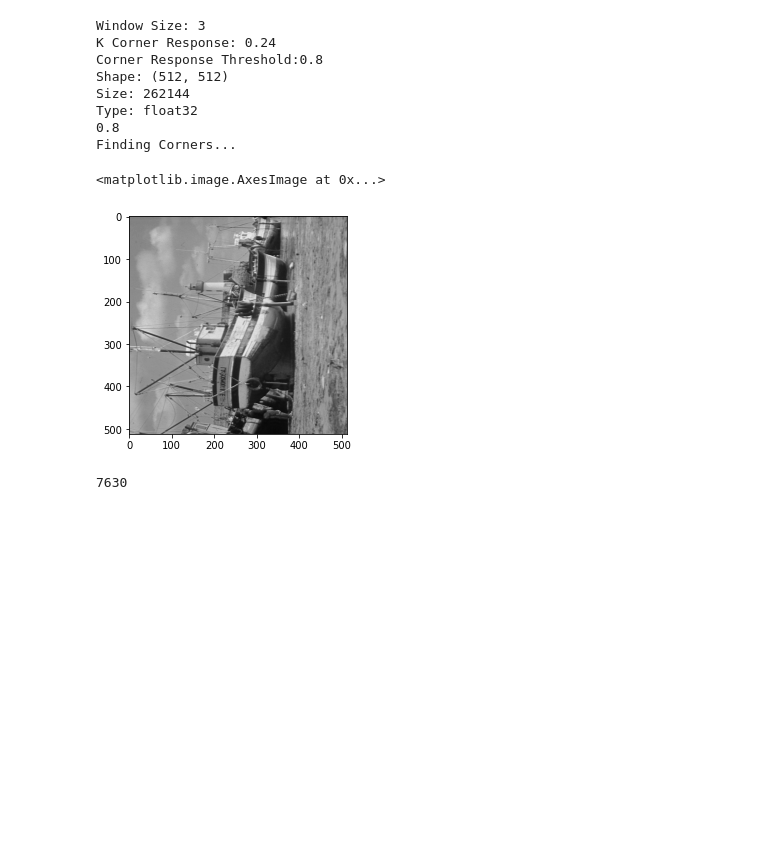
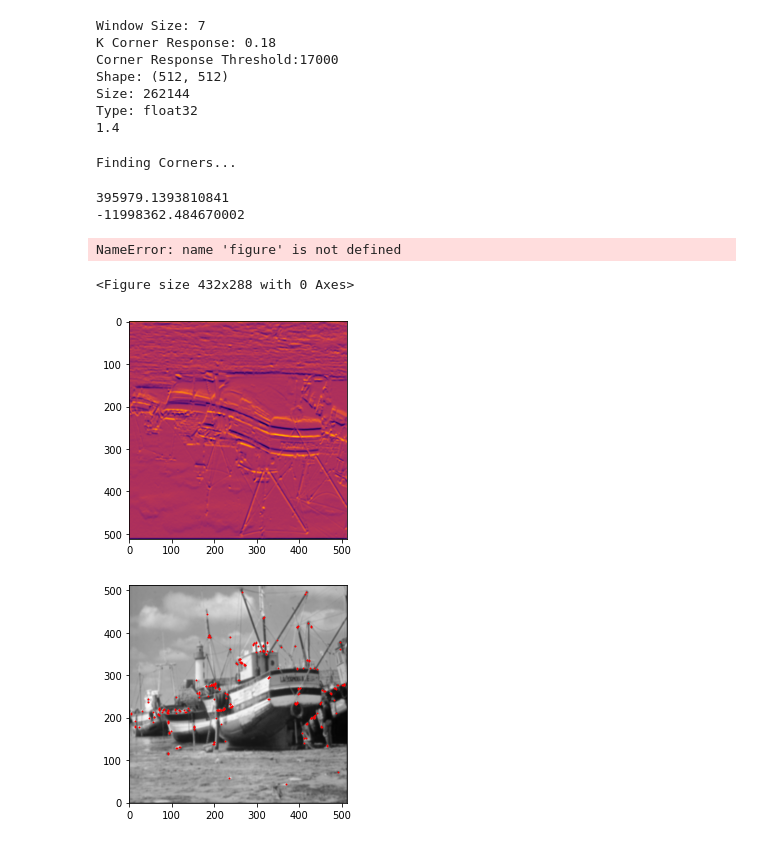
Before and after one commit to soham2109/CS-663-Assignments, a Jupyter notebook: assignment-3-segmentation/1/code/Untitled.ipynb, the cells around one changed output. Saved outputs shown, nothing was run; the diff lists cells and outputs as text; code cells hidden in the pictures; blank space fills up the shorter version.

```diff
--- a/assignment-3-segmentation/1/code/Untitled.ipynb
+++ b/assignment-3-segmentation/1/code/Untitled.ipynb
@@ -163,59 +183,48 @@ def findCorners(img, window_size_blur, sigma_weights, k, thresh):
 # %%
 import matplotlib.pyplot as plt
 
-window_size = 3
-k = 0.24
-thresh = 0.8
-sigma_weights = 3.5
-
-#print("Image Name: " + str(img_name[0]))
+window_size = 7
+k = 0.18
+thresh = 17000
+sigma_weights = 0.75
 print("Window Size: " + str(window_size))
 print("K Corner Response: " + str(k))
 print("Corner Response Threshold:" + str(thresh))
 
 #img = readImage(img_name[0])
 if img is not None:
-#     if len(img.shape) == 3:
-#         img = cv2.cvtColor(img, cv2.COLOR_RGB2GRAY)
-#     if len(img.shape) == 4:
-#         img = cv2.cvtColor(img, cv2.COLOR_RGBA2GRAY)
     print("Shape: " + str(img.shape))
     print("Size: " + str(img.size))
     print("Type: " + str(img.dtype))
-#     print("Printing Original Image...")
-#     print(img)
-    finalImg, cornerList = findCorners(img, int(window_size),sigma_weights, float(k), int(thresh))
+    plt.figure()
+    finalImg, cornerList ,eigvalues = findCorners(img, int(window_size),sigma_weights, float(k), thresh)
     plt.imshow(finalImg,cmap="gray",origin="lower")
     r,c = finalImg.shape
-    #if finalImg is not None:
-    #    cv2.imwrite("finalimage.png", finalImg)
+    for i in tqdm.tqdm(cornerList):
+        k,j,l = i
+        plt.scatter(k,j,color="r",s=1,marker="*")
+    plt.savefig('Harris.png',cmap='gray',bbox_inches='tight')
 
-    # Write top 100 corners to file
-    cornerList.sort(key=operator.itemgetter(2))
-    for i in cornerList:
-        #k,j = np.unravel_index((i[0],i[1]), finalImg.shape)
-        k,j,l = i
-        plt.scatter(k,j,color="r",s=0.1,marker="*")
-    #print(cornerList)
-    #outfile = open('corners.txt', 'w')
-    #for i in range(100):
-    #    outfile.write(str(cornerList[i][0]) + ' ' + str(cornerList[i][1]) + ' ' + str(cornerList[i][2]) + '\n')
-    #outfile.close()
+    plt.figure()
+    plt.imshow(np.rot90(eigvalues[:,:,0]),cmap='inferno')
+    plt.colorbar()
+    plt.savefig('Eigen_value1.png',cmap='inferno')
+    plt.figure()
+    plt.imshow(np.rot90(eigvalues[:,:,1]),cmap='inferno')
+    plt.colorbar()
+    plt.savefig('Eigen_value2.png',cmap='inferno')
 # %% [output]
-Window Size: 3
-K Corner Response: 0.24
-Corner Response Threshold:0.8
+Window Size: 7
+K Corner Response: 0.18
+Corner Response Threshold:17000
 Shape: (512, 512)
 Size: 262144
 Type: float32
-0.8
-Finding Corners...
+1.4
+Finding Corners...
+395979.1393810841
+-11998362.484670002
+NameError: name 'figure' is not defined
+<Figure size 432x288 with 0 Axes>
+[figure, added]
+[figure, added]
-# %%
-plt.imshow(img,cmap="gray")
-# %% [output]
-<matplotlib.image.AxesImage at 0x...>
-[figure, removed]
-# %%
-print(len(cornerList))
-# %% [output]
-7630
```
Also changed, not shown: parts of 4 cells of this notebook, 5 other files.
